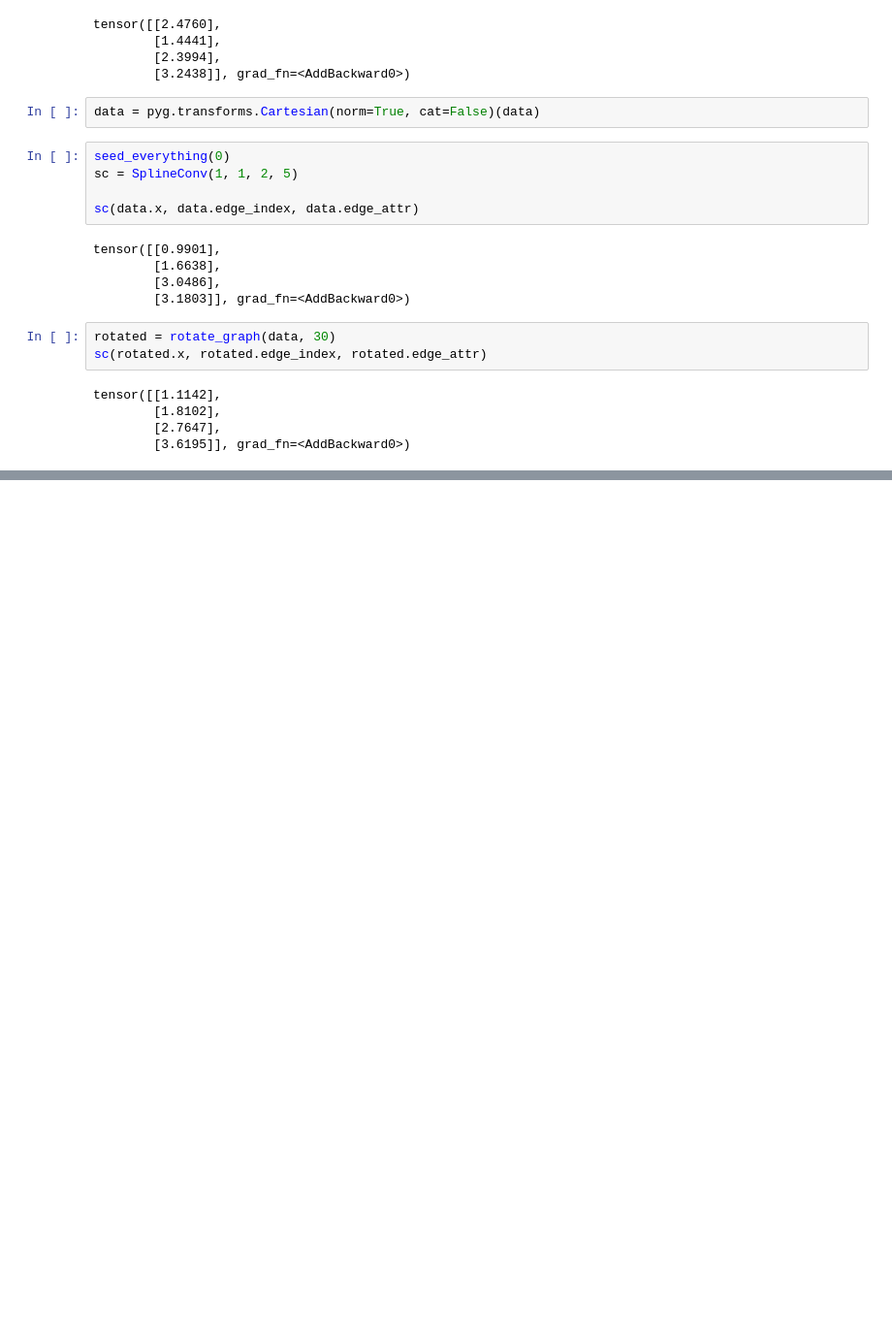
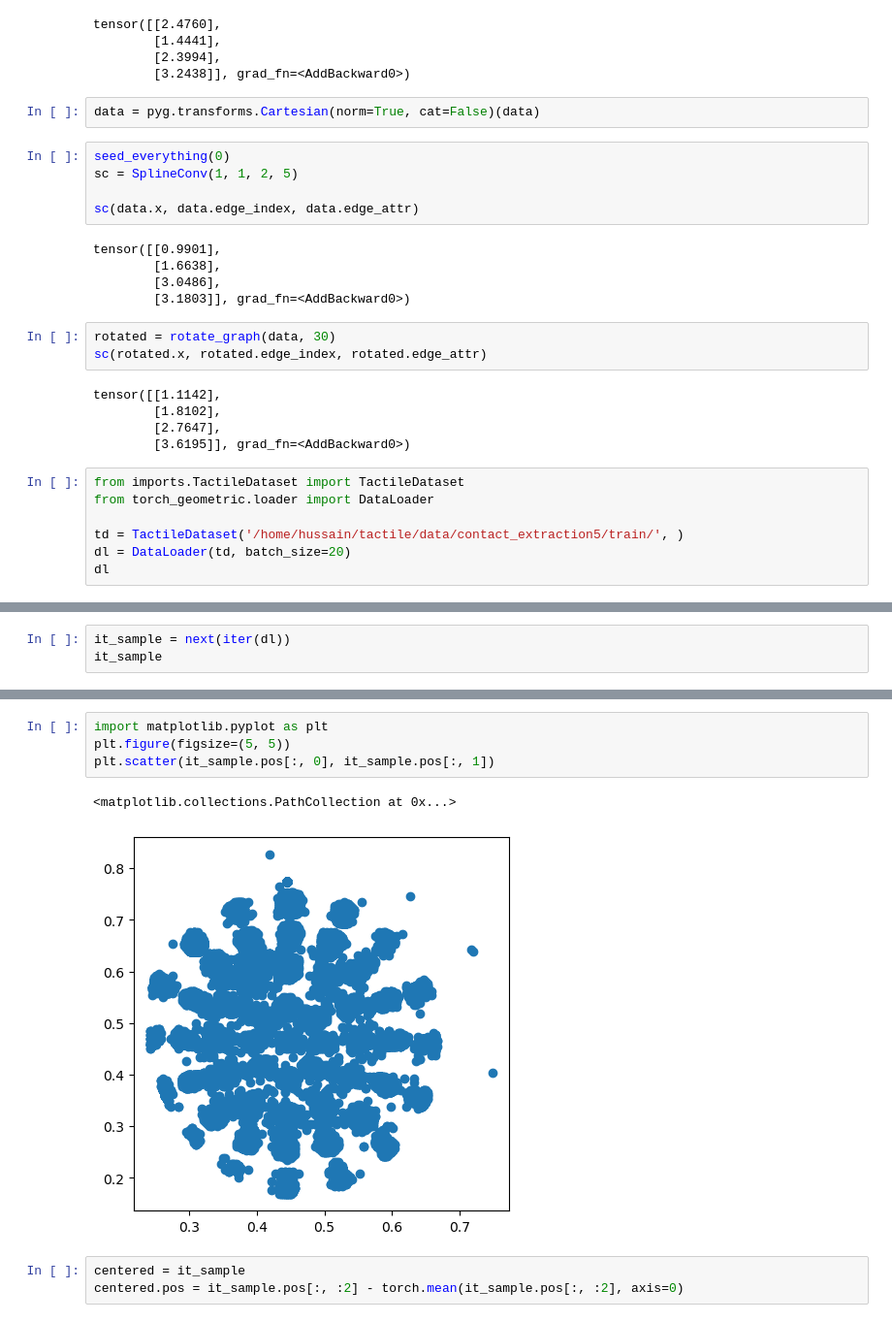
Before and after one commit to AdvancedResearchInnovationCenter/TactiGraph, a Jupyter notebook: src/random.ipynb, the cells around one changed output, grey strips where cells are left out. Shown at 97% size. Drawn from its saved outputs; the diff is of its cells as text; blank space fills up the shorter version.

```diff
--- a/src/random.ipynb
+++ b/src/random.ipynb
@@ -71,3 +67,10 @@ tensor([[1.1142],
         [1.8102],
         [2.7647],
         [3.6195]], grad_fn=<AddBackward0>)
+# %%
+from imports.TactileDataset import TactileDataset
+from torch_geometric.loader import DataLoader
+
+td = TactileDataset('/home/hussain/tactile/data/contact_extraction5/train/', )
+dl = DataLoader(td, batch_size=20)
+dl
@@ -73,0 +79,3 @@ tensor([[1.1142],
+# %%
+it_sample = next(iter(dl))
+it_sample
@@ -73,0 +119,10 @@ tensor([[1.1142],
+# %%
+import matplotlib.pyplot as plt
+plt.figure(figsize=(5, 5))
+plt.scatter(it_sample.pos[:, 0], it_sample.pos[:, 1])
+# %% [output]
+<matplotlib.collections.PathCollection at 0x...>
+[figure, added]
+# %%
+centered = it_sample
+centered.pos = it_sample.pos[:, :2] - torch.mean(it_sample.pos[:, :2], axis=0)
```
Also changed, not shown: parts of 28 cells of this notebook, 5 other files.
